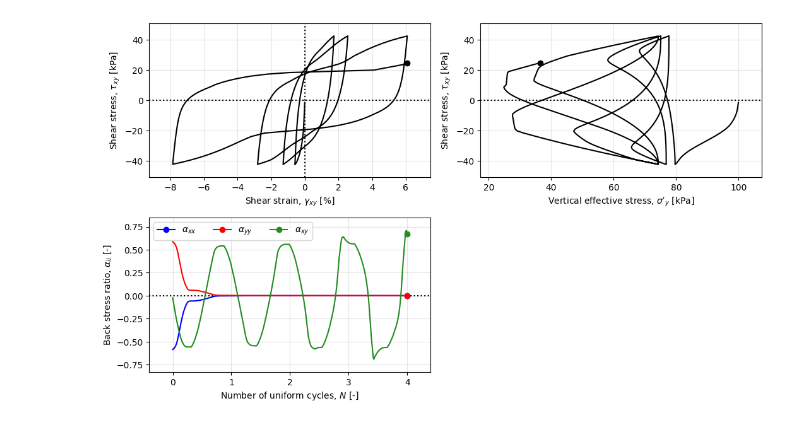
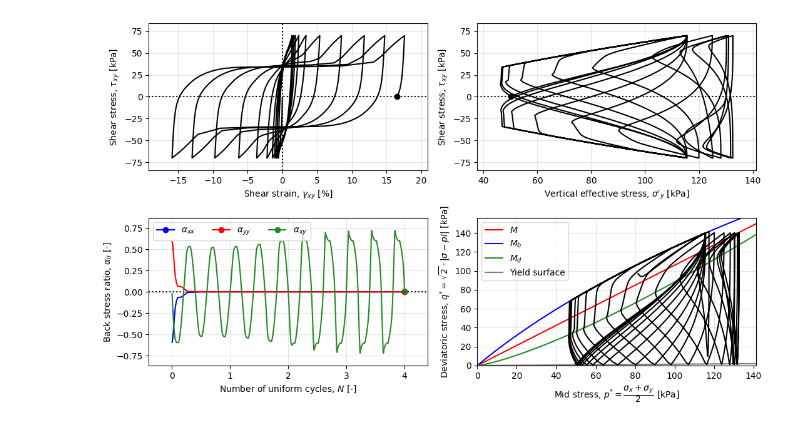
Before and after one commit to ntasso/PM4Fun, a Jupyter notebook: notebooks/PM4Silt/plot1.ipynb, the cells around one changed output. Cells and saved outputs as stored; diff of their text form; code cells hidden in the pictures.

```diff
--- a/notebooks/PM4Silt/plot1.ipynb
+++ b/notebooks/PM4Silt/plot1.ipynb
@@ -18,18 +11,39 @@ data['N'] = np.linspace(0,4,len(data['p']))
+# %%
+
+data = pd.read_csv('../../data/PM4Silt/CDSSPm4silt3.csv')
+params = pd.read_csv('../../data/PM4Silt/DSSPm4silt_params3.csv')
+
+
+data['N'] = np.linspace(0,4,len(data['p']))
+data['p_ast']=(data['sx']+data['sy'])/2
+data['sxx'] = data['sx']-data['p_ast']
+data['syy'] = data['sy']-data['p_ast']
+data['szz'] = data['sz']-data['p_ast']
+data['rxx'] = data['sxx']/data['p_ast']
+data['ryy'] = data['syy']/data['p_ast']
+data['rxy'] = data['sxy']/data['p_ast']
+data['rzz'] = data['szz']/data['p_ast']
+data['norms'] = np.sqrt(data['sxx']**2+data['syy']**2+2*data['sxy']**2)
+data['q_ast'] = np.sqrt(2)*data['norms']
 # %%
 nx = 4
 ny = 3
+nidx = 2000
 
 plt.figure(figsize=(4*nx,4*ny))
 
 ax1 = plt.subplot2grid((nx,ny),(0,0))
-pf.plot_sxy_vs_gxy(ax1,data,600)
+pf.plot_sxy_vs_gxy(ax1,data,nidx)
 
 ax1 = plt.subplot2grid((nx,ny),(0,1))
-pf.plot_sxy_vs_sy(ax1,data,600)
+pf.plot_sxy_vs_sy(ax1,data,nidx)
 
 ax1 = plt.subplot2grid((nx,ny),(1,0))
-pf.plot_alpha_vs_N(ax1,data,600)
+pf.plot_alpha_vs_N(ax1,data,nidx)
+
+ax1 = plt.subplot2grid((nx,ny),(1,1))
+pf.plot_q_vs_p(ax1, data,params,nidx)
 
 plt.tight_layout()
 # %% [output]
-[figure, old version]
+[figure, new version]
```
Also changed, not shown: parts of 1 cell of this notebook, 3 other files.
